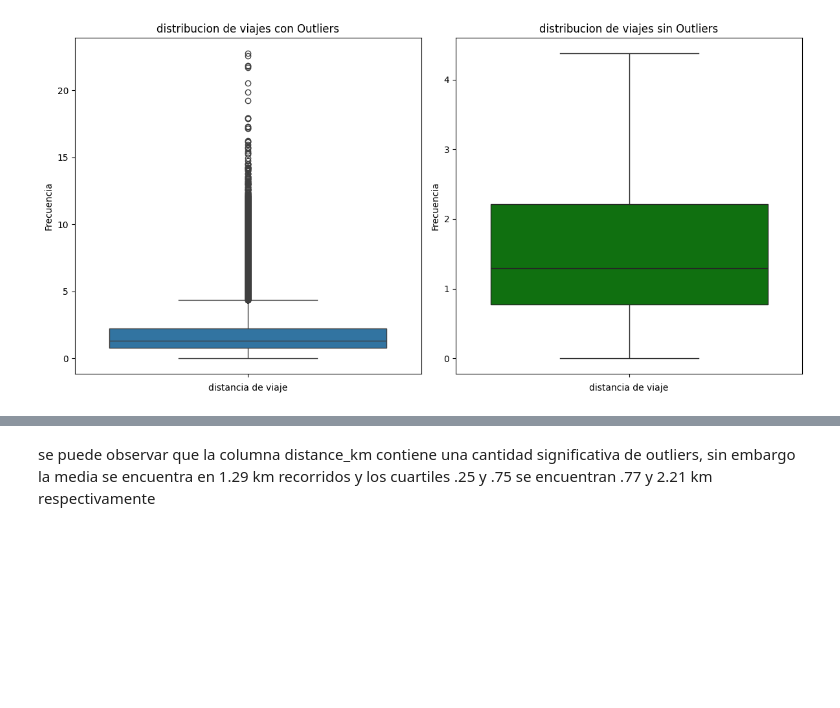
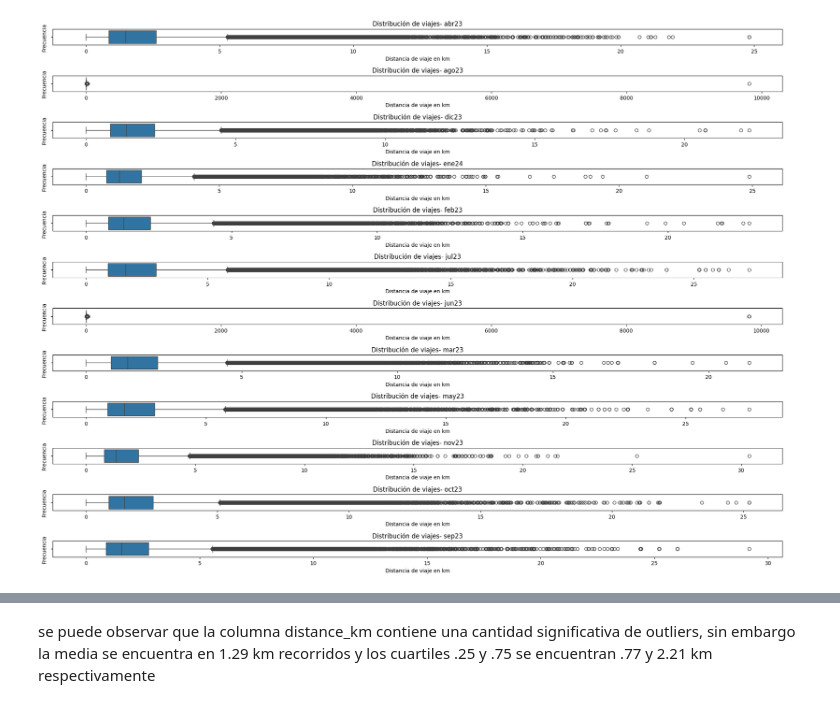
Before and after one commit to JGIOVANNIE/Bikes_DA, a Jupyter notebook: notebooks/EDA.ipynb, the cells around one changed output, grey strips where cells are left out. Cells and saved outputs as stored; diff of their text form; code cells hidden in the pictures; blank space fills up the shorter version.

```diff
--- a/notebooks/EDA.ipynb
+++ b/notebooks/EDA.ipynb
@@ -91,0 +135,6 @@ print(otl_timemin,'personas que viajaron menos de 04.32 min en febrero')
+# %%
+# obtenemos el resumen estadistico de cada una de las tablas
+for nombre_tabla, df in diccionario_tablas.items():
+    print(f"Información de la tabla: {nombre_tabla}")
+    print(df.describe())
+    print("\n")
@@ -91,0 +159,6 @@ print(otl_timemin,'personas que viajaron menos de 04.32 min en febrero')
+# %%
+# calculamos el promedio de km recorridos en cada mes
+for nombre_tabla, df in diccionario_tablas.items():
+    print(f"promedio de km recorridos en: {nombre_tabla}")
+    print(df['distance_km'].mean())
+    print("\n")
@@ -91,0 +183,15 @@ print(otl_timemin,'personas que viajaron menos de 04.32 min en febrero')
+# %%
+# calculamos el numero de personas que estan dentro de los outliers para un mejor analisis
+for nombre_tabla, df in diccionario_tablas.items():
+    # Calcular los cuartiles
+    Q1 = df['distance_km'].quantile(0.25).round(2)
+    Q3 = df['distance_km'].quantile(0.75).round(2)
+
+    # Calcular las personas que viajaron más o menos del percentil 25 y 75
+    otl_max = (df['distance_km'] >= Q3).sum()
+    otl_min = (df['distance_km'] < Q1).sum()
+
+    print(f"Tabla: {nombre_tabla}")
+    print(f"{otl_max} personas que viajaron más de {Q3} km")
+    print(f"{otl_min} personas que viajaron menos de {Q1} km")
+    print("\n")
@@ -95,23 +217,20 @@ import seaborn as sns
 import geopandas as gpd
 from shapely.geometry import Point
 import plotly.express as px
-# %%
-# creamos un boxplot sin outliers para identificar  los valores extremos
-fig, axs = plt.subplots(ncols=2, figsize=(12, 6))
-
-# Gráfico con outliers
-sns.boxplot(feb['distance_km'], ax=axs[0])
-axs[0].set_title('distribucion de viajes con Outliers')
-axs[0].set_xlabel('distancia de viaje')
-axs[0].set_ylabel('Frecuencia')
-
-# Gráfico sin outliers
-sns.boxplot(feb['distance_km'], showfliers=False, ax=axs[1], color='green')
-axs[1].set_title('distribucion de viajes sin Outliers')
-axs[1].set_xlabel('distancia de viaje')
-axs[1].set_ylabel('Frecuencia')
-
-plt.tight_layout()
-plt.show()
-# %% [output]
-[figure, removed]
+# %%
+# Creamos una sola figura para todos los boxplots
+fig, axs = plt.subplots(nrows=len(diccionario_tablas), figsize=(20, 15))
+
+# Iteramos sobre cada tabla y su índice en el diccionario
+for i, (nombre_tabla, df) in enumerate(diccionario_tablas.items()):
+    # Gráfico con outliers
+    sns.boxplot(x=df['distance_km'], ax=axs[i])
+    axs[i].set_title(f'Distribución de viajes- {nombre_tabla}')
+    axs[i].set_xlabel('Distancia de viaje en km')
+    axs[i].set_ylabel('Frecuencia')
+
+# Ajustamos el espaciado entre los subplots
+plt.tight_layout()
+plt.show()
+# %% [output]
+[figure, added]
```
Also changed, not shown: parts of 24 cells of this notebook.
